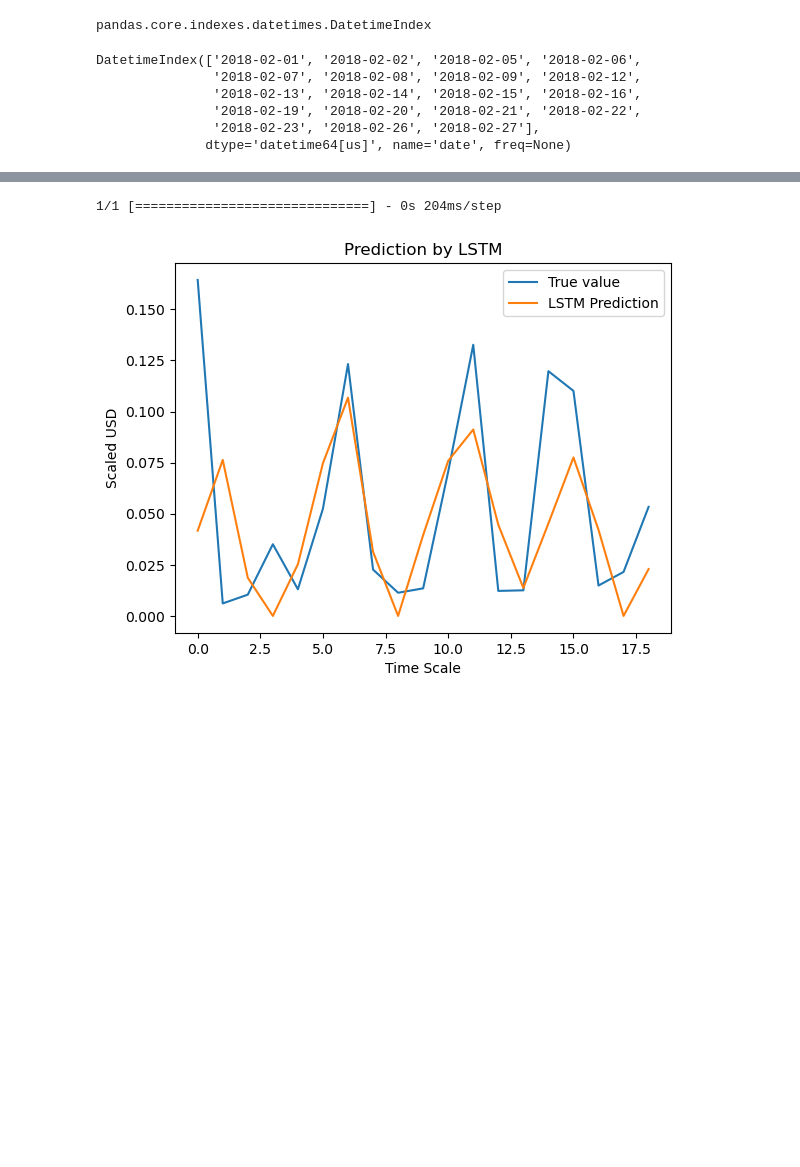
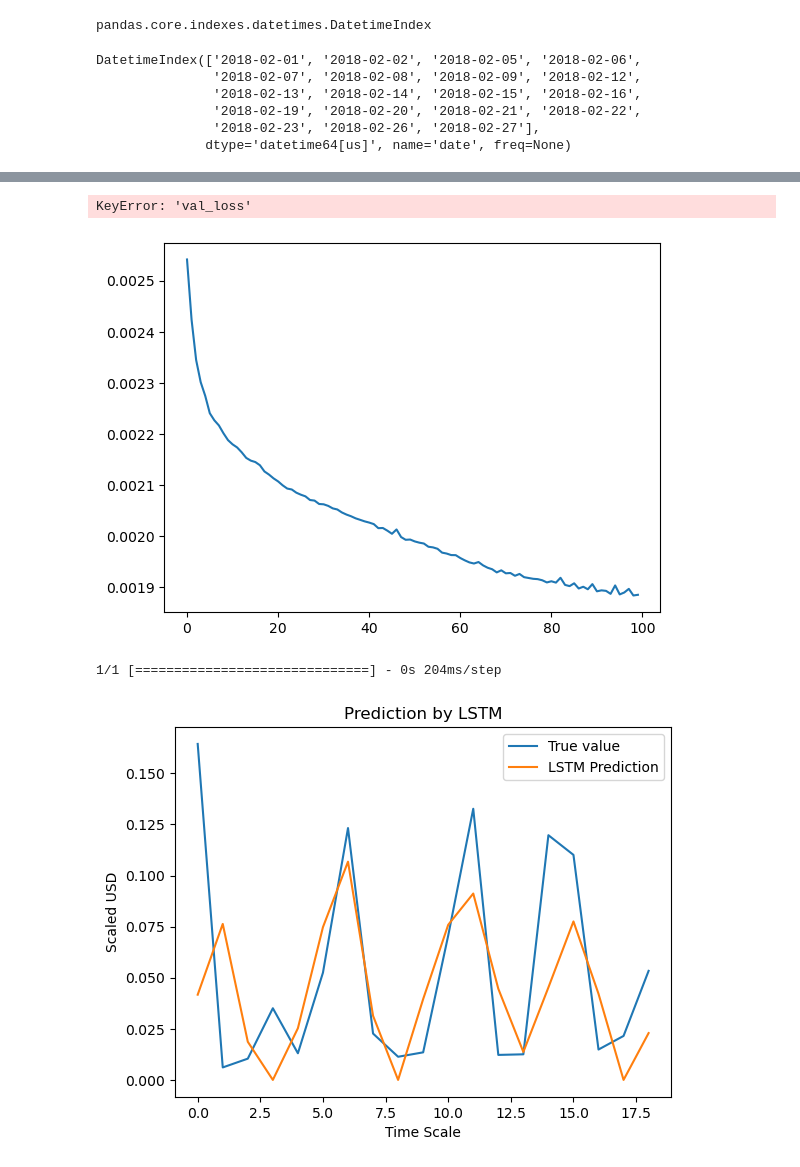
Before and after one commit to debsankarde/Novartis-datathon-2023, a Jupyter notebook: data_submission/LSTM.ipynb, the cells around one changed output, grey strips where cells are left out. Cells and saved outputs as stored; diff of their text form; code cells hidden in the pictures; blank space fills up the shorter version.

```diff
--- a/data_submission/LSTM.ipynb
+++ b/data_submission/LSTM.ipynb
@@ -179,5 +179,13 @@ You must install pydot (`pip install pydot`) and install graphviz (see instructi
 # %%
 #Model Training
 history=lstm.fit(X_train, y_train, epochs=100, batch_size=8, verbose=1, shuffle=False)
+# Plot training & validation loss values
+plt.plot(history.history['loss'])
+plt.plot(history.history['val_loss'])
+plt.title('Model Loss')
+plt.ylabel('Loss')
+plt.xlabel('Epoch')
+plt.legend(['Train', 'Validation'], loc='upper left')
+plt.show()
 # %% [output]
 Epoch 1/100
@@ -200,3 +208,5 @@ Epoch 100/100
+KeyError: 'val_loss'
+[figure, added]
 # %%
 #LSTM Prediction
 y_pred= lstm.predict(X_test)
```
Also changed, not shown: parts of 2 cells of this notebook.
